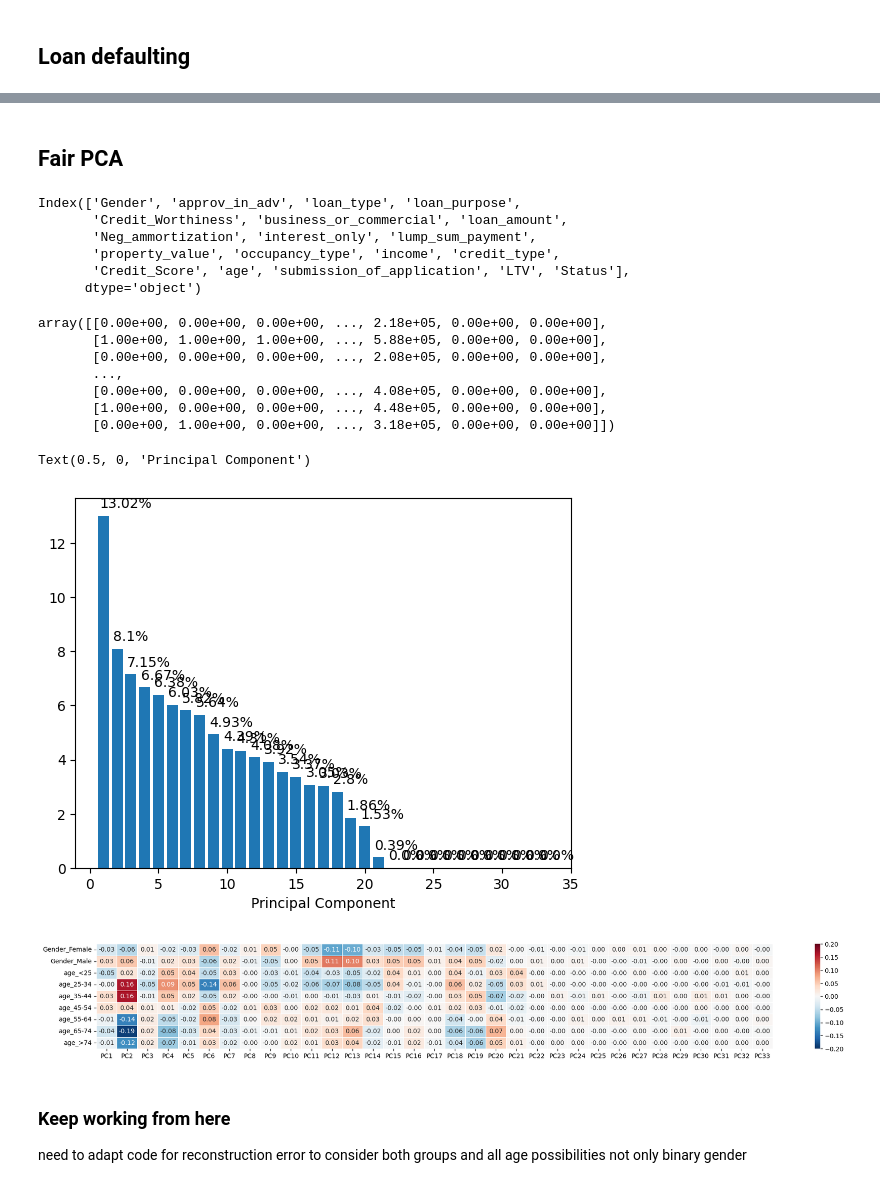
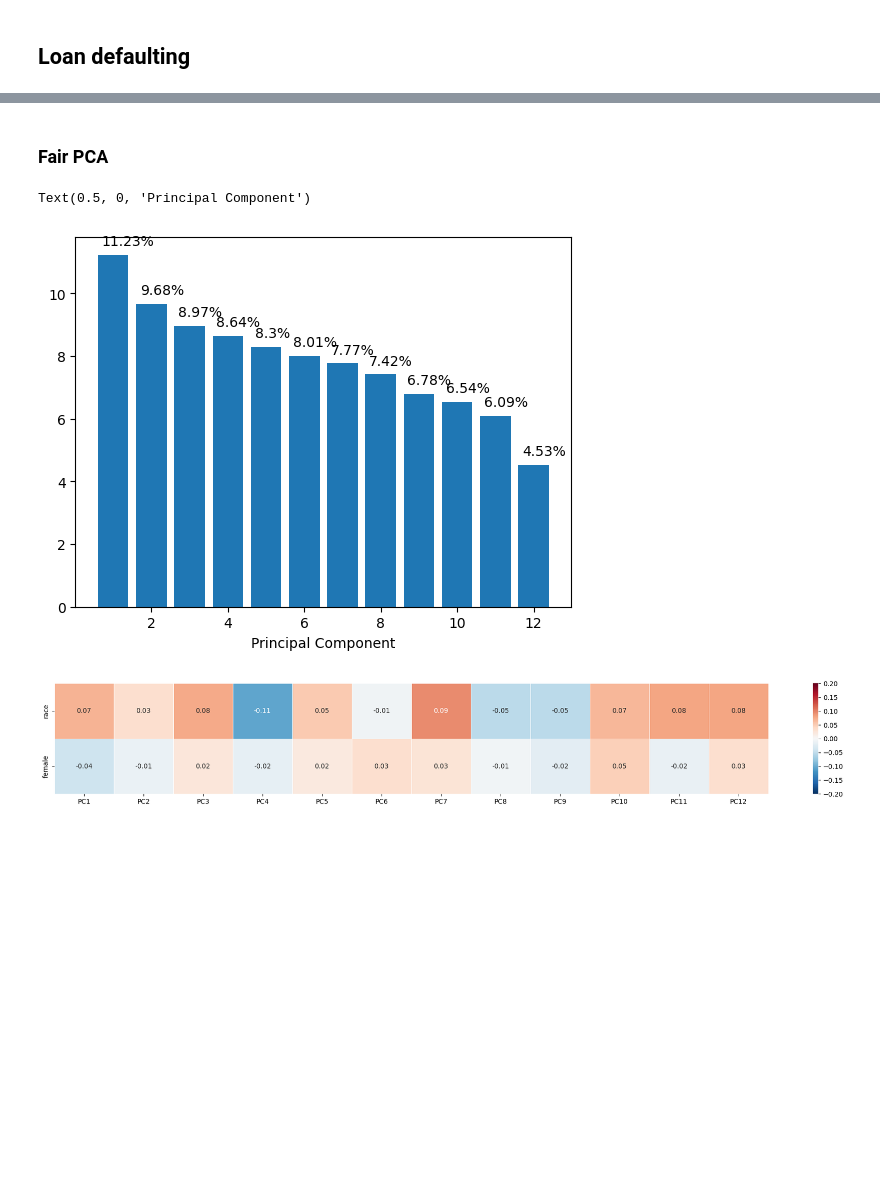
Before and after one commit to sebastianrohr/afae_assignment_2, a Jupyter notebook: exam/exam.ipynb, the cells around one changed output, grey strips where cells are left out. Cells and saved outputs as stored; diff of their text form; code cells hidden in the pictures; blank space fills up the shorter version.

```diff
--- a/exam/exam.ipynb
+++ b/exam/exam.ipynb
@@ -604,19 +535,17 @@ Gender_Male
+# %%
+median = df_weekly_earn['earnwke'].median()
+df_weekly_earn['earnwke'] = (df_weekly_earn['earnwke'] >= median).astype(int)
 # %%
-# one hot encode data
-dummies_df_loans = pd.get_dummies(df_loans, columns=cat_cols, drop_first=False)
+
 # remove target variable from features
-labels = dummies_df_loans.Status
-features = dummies_df_loans.drop("Status", axis=1)
+labels = df_weekly_earn.earnwke
+features = df_weekly_earn.drop("earnwke", axis=1)
 
 # reorder so cloumns with "Gender" or "age" in them are at the end
 cols = list(features.columns)
 protected_cols = []
 for i, col in enumerate(cols):
-    if "Gender" in col:
-        protected_cols.append(col)
-
-for i, col in enumerate(cols):
-    if "age" in col:
+    if "female" in col or "race" in col:
         protected_cols.append(col)
 
 cols = list(set(cols) - set(protected_cols))
@@ -627,7 +556,7 @@ features = features[cols]
 # identify protected groups
 indices = []
 for i, f in enumerate(features.columns):
-    if ("Gender" in f) or ("age" in f):
+    if ("female" in f) or "race" in f:
         print("Column ID: %s" % i, "(%s)" % f)
         indices.append(i)
 
@@ -655,10 +573,11 @@ protected_cols
 # %%
 # last columns of our data contains the protected features
-protected = X_train[:, -9:]
-nonprotected = X_train[:, :-9]
+prot_groups = len(indices)
+protected = X_train[:, -prot_groups:]
+nonprotected = X_train[:, :-prot_groups]
 
-protected_test = X_test[:, -9:]
-nonprotected_test = X_test[:, :-9]
+protected_test = X_test[:, -prot_groups:]
+nonprotected_test = X_test[:, :-prot_groups]
 # %%
 # create decision tree classifier object
 dt = DecisionTreeClassifier(max_depth=4)
@@ -731,24 +629,5 @@ Confidence interval for the f1_score [0.95]:[0.610 - 0.635]
 # %% [markdown]
-## Fair PCA
+### Fair PCA
-# %%
-df_loans.columns
-# %% [output]
-Index(['Gender', 'approv_in_adv', 'loan_type', 'loan_purpose',
-       'Credit_Worthiness', 'business_or_commercial', 'loan_amount',
-       'Neg_ammortization', 'interest_only', 'lump_sum_payment',
-       'property_value', 'occupancy_type', 'income', 'credit_type',
-       'Credit_Score', 'age', 'submission_of_application', 'LTV', 'Status'],
-      dtype='object')
-# %%
-nonprotected
-# %% [output]
-array([[0.00e+00, 0.00e+00, 0.00e+00, ..., 2.18e+05, 0.00e+00, 0.00e+00],
-       [1.00e+00, 1.00e+00, 1.00e+00, ..., 5.88e+05, 0.00e+00, 0.00e+00],
-       [0.00e+00, 0.00e+00, 0.00e+00, ..., 2.08e+05, 0.00e+00, 0.00e+00],
-       ...,
-       [0.00e+00, 0.00e+00, 0.00e+00, ..., 4.08e+05, 0.00e+00, 0.00e+00],
-       [1.00e+00, 0.00e+00, 0.00e+00, ..., 4.48e+05, 0.00e+00, 0.00e+00],
-       [0.00e+00, 1.00e+00, 0.00e+00, ..., 3.18e+05, 0.00e+00, 0.00e+00]])
 # %%
 # apply unfair PCA
 from sklearn.decomposition import PCA
@@ -760,7 +639,7 @@ scaler = StandardScaler()
 non_protected_features_scaled = nonprotected.copy()
 non_protected_features_scaled = scaler.fit_transform(nonprotected)
 
-pca = PCA(n_components=len(features.columns)-9) # - protected features
+pca = PCA(n_components=len(features.columns)-6) # - protected features
 X_pca = pca.fit_transform(non_protected_features_scaled)
 
 # pca.explained_variance_ratio_
@@ -771,38 +650,35 @@ for i in range(len(pca.explained_variance_ratio_)):
 plt.xlabel('Principal Component')
 # %% [output]
 Text(0.5, 0, 'Principal Component')
-[figure, old version]
+[figure, new version]
 # %%
-# corr matrix comparing protected
+# corr matrix comparing pr@otected
 import seaborn as sns
 import pandas as pd
 
 df = pd.DataFrame(np.concatenate((protected, X_pca), axis=1))
 
 corr = df.corr()
-# upt to PC20
+
 group_list = list(groups.columns)
-pc_list = ["PC" + str(i) for i in range(1, 34)]
+pc_list = ["PC" + str(i) for i in range(1, 13)]
 corr.columns = group_list + pc_list
 
 rows_to_plot = [x for x in corr.columns if "PC" in x]
 indices_to_plot = range(len(group_list))
 corr = corr.loc[indices_to_plot, rows_to_plot]
 indices = group_list
 corr.index = indices
 plt.figure(figsize=(24, 3))
 sns.heatmap(corr,
             cmap='RdBu_r',
             annot=True,
             linewidth=0.5,
             vmin=-0.2,
             vmax=0.2,
             fmt='.2f');
 # %% [output]
-[figure, old version]
+[figure, new version]
-# %% [markdown]
-### Keep working from here
-need to adapt code for reconstruction error to consider both groups and all age possibilities not only binary gender
 # %%
 # project test data with pca
 
```
Also changed, not shown: parts of 37 cells of this notebook.
